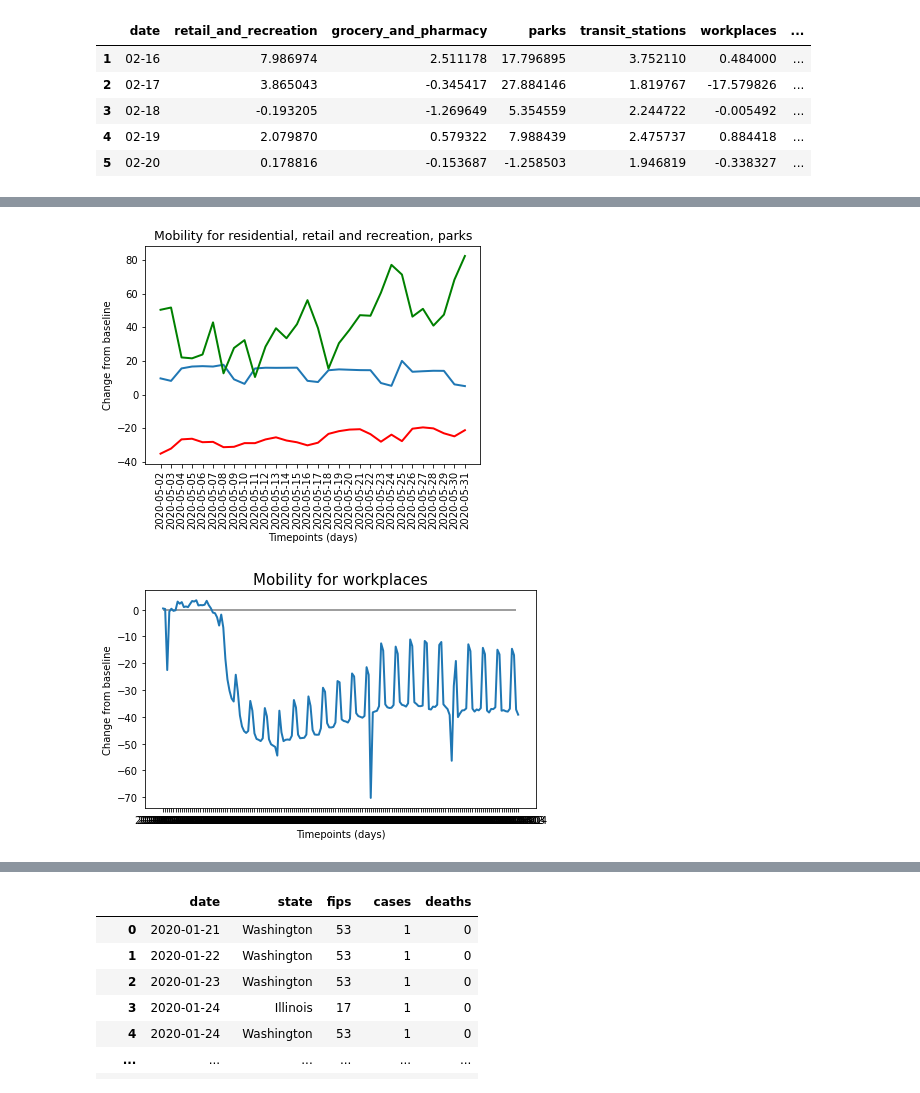
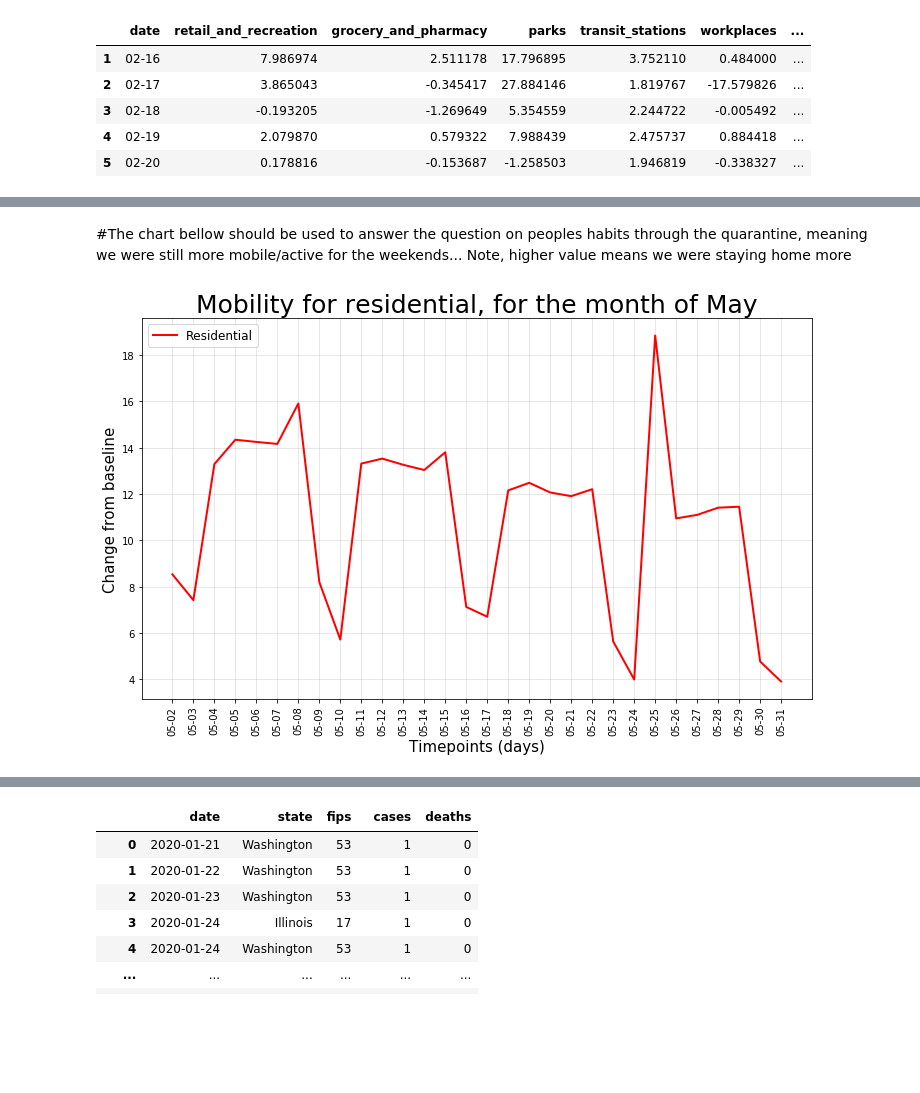
Before and after one commit to LisaHarrison08/Project_G4, a Jupyter notebook: S/St Start.ipynb, the cells around one changed output, grey strips where cells are left out. Drawn from its saved outputs; the diff is of its cells as text; code cells hidden in the pictures; blank space fills up the shorter version.

```diff
--- a/S/St Start.ipynb
+++ b/S/St Start.ipynb
@@ -389,46 +504,25 @@ april_month_df
-# %%
-plt.plot(april_month_df["date"],
-         april_month_df["residential"],
-         linewidth=2, label = "Residential")
-
-plt.plot(april_month_df["date"],
-         april_month_df["parks"],
-         linewidth=2, label = "Parks", color="Green")
-
-plt.plot(april_month_df["date"],
-         april_month_df["retail_and_recreation"],
-         linewidth=2, label = "retail_and_recreation", color="Red")
-
-# driving = plt.plot(renamed_df[‘dates’],renamed_df[‘driving’],linewidth = 4, color=“Blue”, label = “Driving”)
-
-
-# Adding title, x labels and y labels
-plt.title("Mobility for residential, retail and recreation, parks", size = 12.5)
-plt.xlabel("Timepoints (days)")
-plt.ylabel("Change from baseline")
-plt.xticks(rotation=90)
-# plt.figure(figsize=(10,5))
-plt.rcParams['figure.figsize'] = [7, 4]
-# plt.hlines(0,0,10,alpha = 0.5)
-plt.savefig('fig7.png', dpi = 100)
-plt.show()
-# %% [output]
-[figure, removed]
 # %%
 # I wonder if the spikes, are for the actual weekends? We should further analyze that,
 # and if it confirms, it wll be an intresting observation.
 # Meaning when the stay at home, recommendation was issued,
 # people were respecting it and staying home, but were still like, Its weekend lets go out-or somewhere.
+# %% [markdown]
+#The chart bellow should be used to answer the question on peoples habits through the quarantine, meaning we were still more mobile/active for the weekends... Note, higher value means we were staying home more
 # %%
-plt.plot(data_by_date_df["date"],
-         data_by_date_df["workplaces"],
-         linewidth=2)
+plt.plot(may_month_df["date"],
+         may_month_df["residential"],
+         linewidth=2, label = "Residential", color="Red")
+
 
 # Adding title, x labels and y labels
-plt.title("Mobility for workplaces", size = 15)
-plt.xlabel("Timepoints (days)")
-plt.ylabel("Change from baseline")
-plt.hlines(0,0,170,alpha = 0.5)
+plt.title("Mobility for residential, for the month of May", size = 25)
+plt.xlabel("Timepoints (days)", size = 15)
+plt.ylabel("Change from baseline", size = 15)
+plt.xticks(rotation=90)
+plt.grid(linestyle ="-", linewidth = 1, alpha = 0.3)
+plt.rcParams['figure.figsize'] = [12, 7]
+plt.legend(loc = "upper left", fontsize = "large")
+plt.savefig("Mobility_for_residential_May.png", dpi = 100)
 plt.show()
 # %% [output]
-[figure, old version]
+[figure, new version]
```
Also changed, not shown: parts of 13 cells of this notebook, 13 other files.
